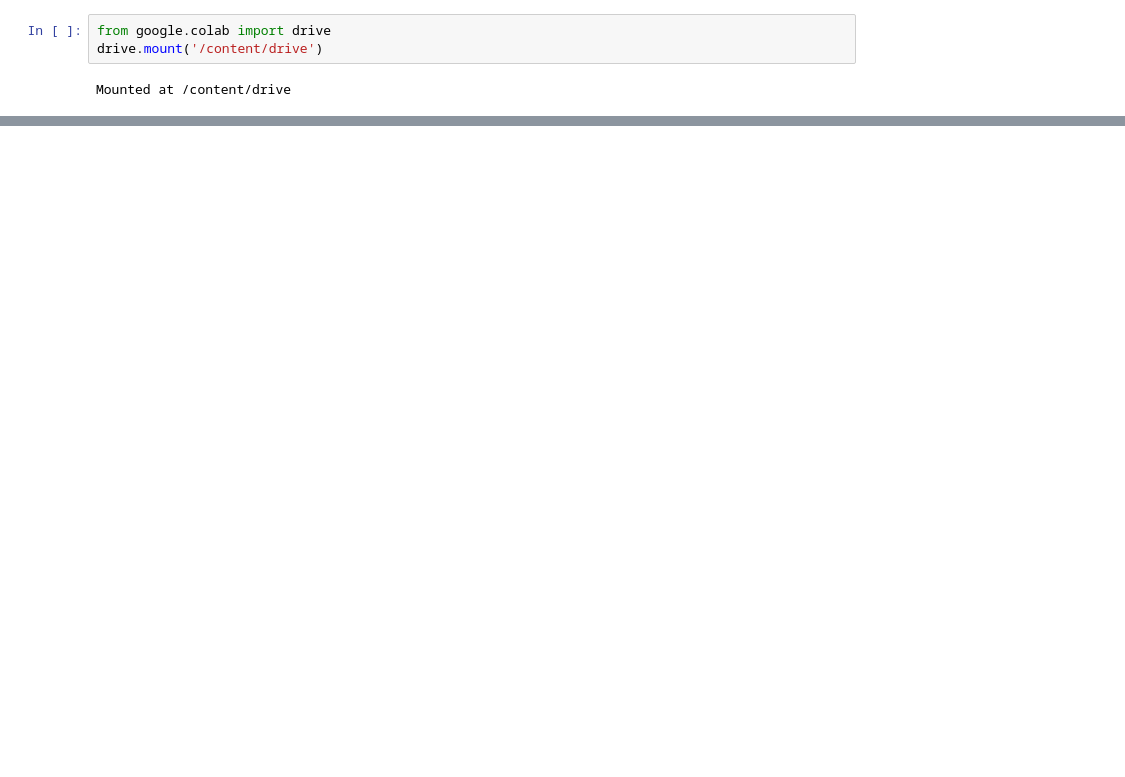
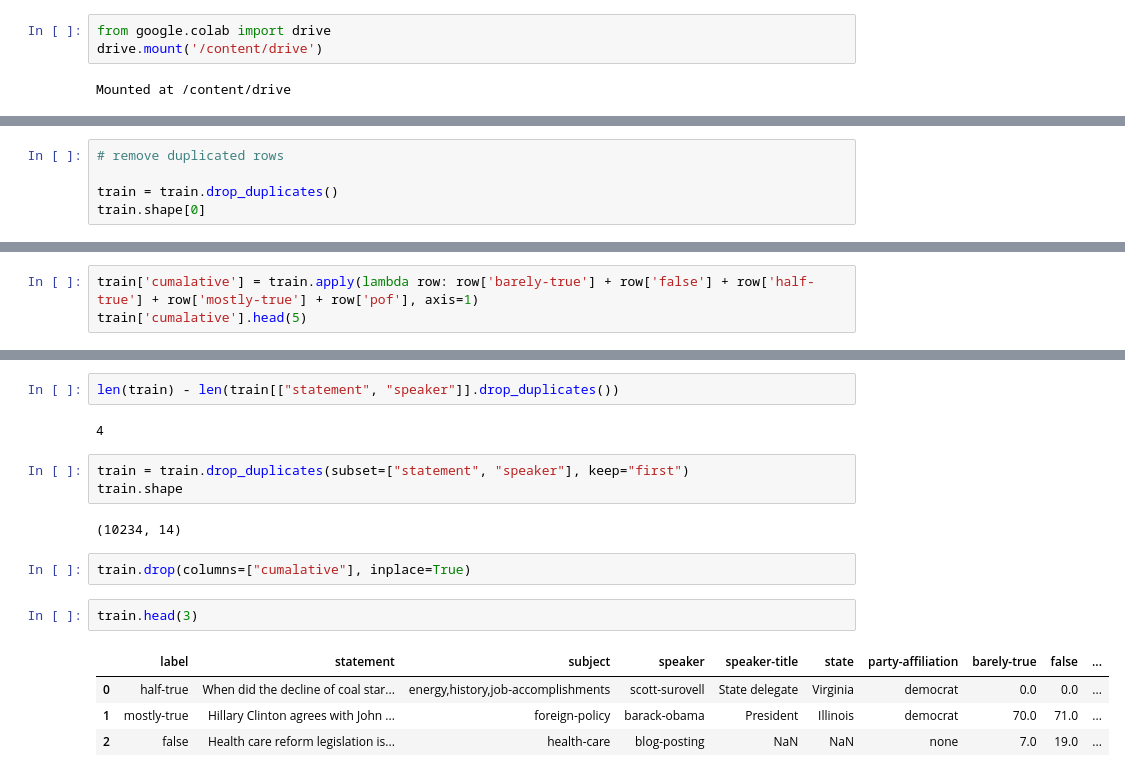
Before and after one commit to NinaAbeyratne/graphfact-fake-news-gnn, a Jupyter notebook: notebooks/01_data_exploration.ipynb, the cells around one changed output, grey strips where cells are left out. Drawn from its saved outputs; the diff is of its cells as text; blank space fills up the shorter version.

```diff
--- a/notebooks/01_data_exploration.ipynb
+++ b/notebooks/01_data_exploration.ipynb
@@ -53,0 +238,5 @@ Setup completed successfully
+# %%
+# remove duplicated rows
+
+train = train.drop_duplicates()
+train.shape[0]
@@ -53,0 +245,3 @@ Setup completed successfully
+# %%
+train['cumalative'] = train.apply(lambda row: row['barely-true'] + row['false'] + row['half-true'] + row['mostly-true'] + row['pof'], axis=1)
+train['cumalative'].head(5)
@@ -53,0 +305,18 @@ Setup completed successfully
+# %%
+len(train) - len(train[["statement", "speaker"]].drop_duplicates())
+# %% [output]
+4
+# %%
+train = train.drop_duplicates(subset=["statement", "speaker"], keep="first")
+train.shape
+# %% [output]
+(10234, 14)
+# %%
+train.drop(columns=["cumalative"], inplace=True)
+# %%
+train.head(3)
+# %% [output]
+|  | label | statement | subject | speaker | speaker-title | state | party-affiliation | barely-true | false | ... |
+| 0 | half-true | When did the decline of coal star... | energy,history,job-accomplishments | scott-surovell | State delegate | Virginia | democrat | 0.0 | 0.0 | ... |
+| 1 | mostly-true | Hillary Clinton agrees with John ... | foreign-policy | barack-obama | President | Illinois | democrat | 70.0 | 71.0 | ... |
+| 2 | false | Health care reform legislation is... | health-care | blog-posting | NaN | NaN | none | 7.0 | 19.0 | ... |
```
Also changed, not shown: parts of 56 cells of this notebook, 12 other files.
